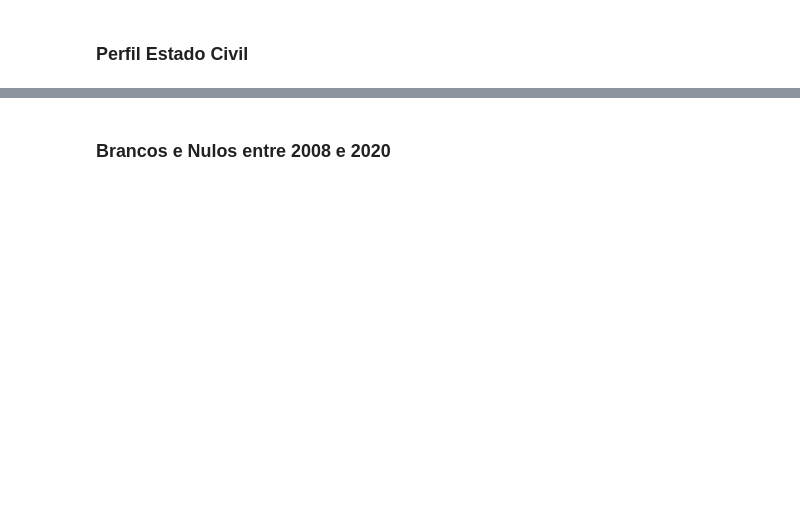
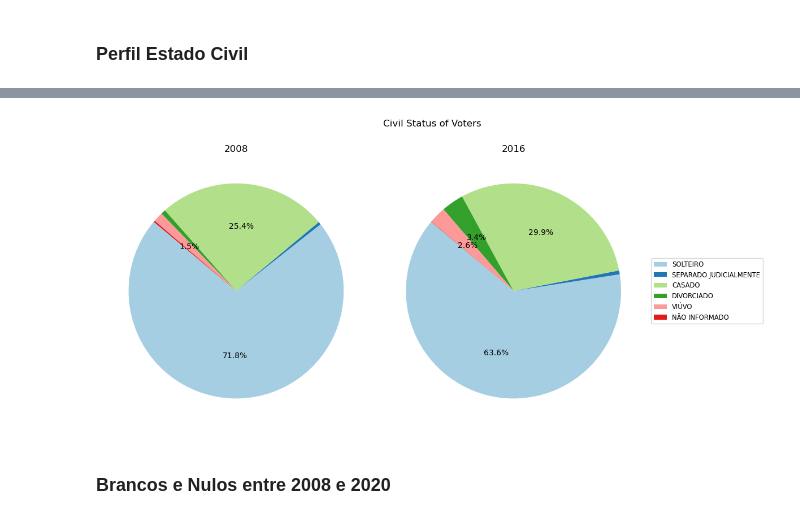
Before and after one commit to guilherme-pg/pe_analytics, a Jupyter notebook: notebooks_dev/RMR_perfil.ipynb, the cells around one changed output, grey strips where cells are left out. Drawn from its saved outputs; the diff is of its cells as text; code cells hidden in the pictures; blank space fills up the shorter version.

```diff
--- a/notebooks_dev/RMR_perfil.ipynb
+++ b/notebooks_dev/RMR_perfil.ipynb
@@ -226,0 +344,3 @@ plt.tight_layout()
+# %%
+df_grouped_ecivil_08 = df_rmr_08.groupBy("DS_ESTADO_CIVIL").sum("QT_ELEITORES_PERFIL");
+df_grouped_ecivil_16 = df_rmr_16.groupBy("DS_ESTADO_CIVIL").sum("QT_ELEITORES_PERFIL");
@@ -226,0 +360,3 @@ plt.tight_layout()
+# %%
+df_grouped_ecivil_16 = df_grouped_ecivil_16.toPandas();
+df_grouped_ecivil_08 = df_grouped_ecivil_08.toPandas();
@@ -226,0 +372,13 @@ plt.tight_layout()
+# %%
+total_df_grouped_ecivil_08 = df_grouped_ecivil_08["sum(QT_ELEITORES_PERFIL)"].sum()
+total_df_grouped_ecivil_16 = df_grouped_ecivil_16["sum(QT_ELEITORES_PERFIL)"].sum()
+
+df_grouped_ecivil_08["ANO"] = 2008
+df_grouped_ecivil_16["ANO"] = 2016
+
+# Calculando a porcentagem e adicionando a nova coluna
+df_grouped_ecivil_08["PORCENTAGEM"] = (df_grouped_ecivil_08["sum(QT_ELEITORES_PERFIL)"] / total_df_grouped_ecivil_08) * 100
+df_grouped_ecivil_16["PORCENTAGEM"] = (df_grouped_ecivil_16["sum(QT_ELEITORES_PERFIL)"] / total_df_grouped_ecivil_16) * 100
+
+
+print(df_grouped_ecivil_16)
@@ -227,2 +393,35 @@ plt.tight_layout()
+# %%
+# Configuração do gráfico
+fig, (ax2, ax1) = plt.subplots(1, 2, figsize=(12, 6))
+fig.suptitle('Civil Status of Voters')
+
+# Cores para cada categoria
+cores = plt.cm.Paired(range(len(df_grouped_ecivil_16["DS_ESTADO_CIVIL"])))
+
+# Função para formatar o autopct sem exibir valores absolutos
+def my_autopct(pct):
+    return '{:.1f}%'.format(pct) if pct >= 1 else ''
+
+# Gráfico de pizza para 2016
+wedges1, texts1, autotexts1 = ax1.pie(df_grouped_ecivil_16["sum(QT_ELEITORES_PERFIL)"], labels=None, autopct=my_autopct, startangle=140, colors=cores)
+ax1.set_title('2016')
+
+# Gráfico de pizza para 2008
+wedges2, texts2, autotexts2 = ax2.pie(df_grouped_ecivil_08["sum(QT_ELEITORES_PERFIL)"], labels=None, autopct=my_autopct, startangle=140, colors=cores)
+ax2.set_title('2008')
+
+# Criar legenda com as cores e os nomes das categorias para ambos os gráficos
+ax1.legend(wedges1, df_grouped_ecivil_16["DS_ESTADO_CIVIL"], loc="center left", bbox_to_anchor=(1, 0.5), fontsize='small')
+
+# Ajuste de layout para evitar sobreposição
+plt.tight_layout()
+
+# Salvar o gráfico
+plt.savefig('../imagens/Civil_Status_of_Voters_2008_and_2016.png', format='png')
+
+# Exibir o gráfico
+plt.show()
+# %% [output]
+[figure, added]
 # %% [markdown]
 ### Brancos e Nulos entre 2008 e 2020
```
Also changed, not shown: parts of 16 cells of this notebook, 6 other files.
